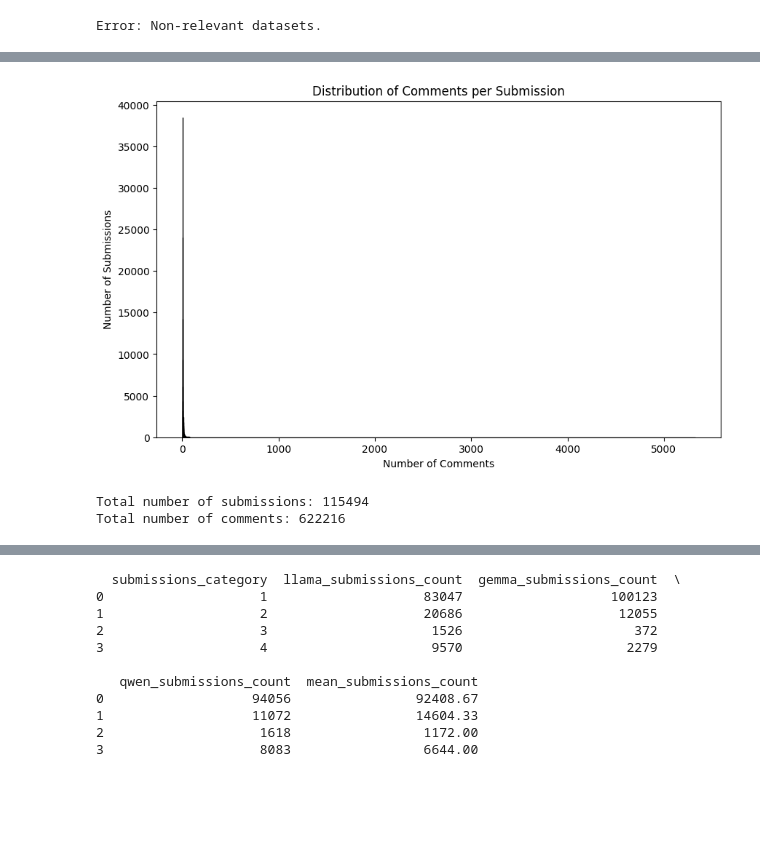
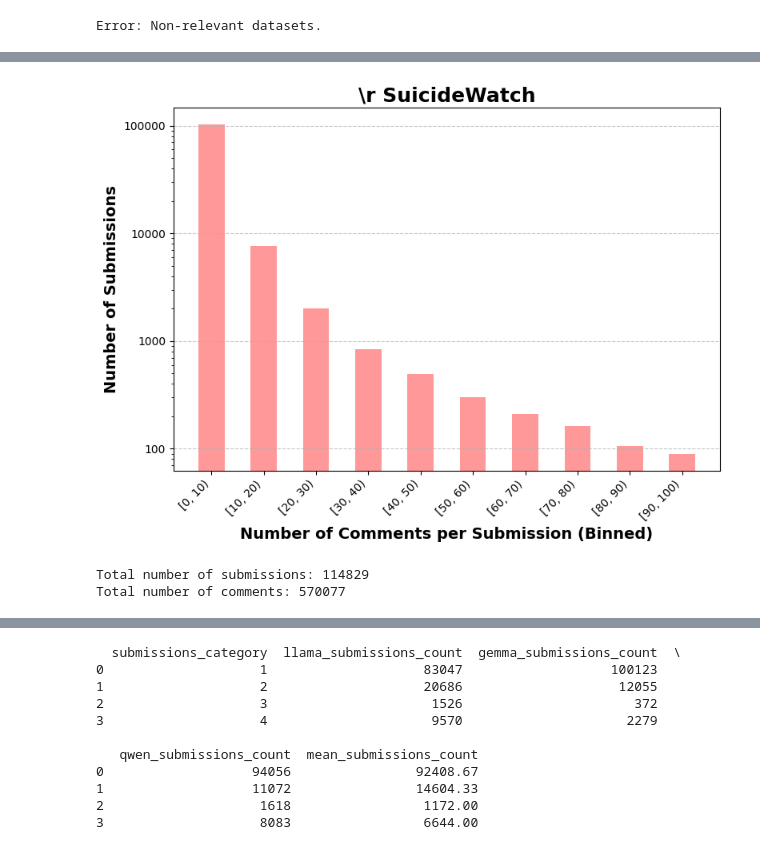
Before and after one commit to kiki3177/Suicide-Subreddits-Support-Dynamics, a Jupyter notebook: posts_categorization/stats.ipynb, the cells around one changed output, grey strips where cells are left out. Cells and saved outputs as stored; diff of their text form; code cells hidden in the pictures; blank space fills up the shorter version.

```diff
--- a/posts_categorization/stats.ipynb
+++ b/posts_categorization/stats.ipynb
@@ -71,6 +43,42 @@ Total number of comments: 570077
-# %%
-analyze_submission_comment_distribution(concatenated_depression_linked)
-# %% [output]
-[figure, removed]
-Total number of submissions: 115494
-Total number of comments: 622216
+# %%
+def analyze_submission_comment_distributions(dataframe, subreddit_name):
+    unique_submissions = dataframe[['submitter_username', 'content_submission', 'thread_id']].drop_duplicates()
+    total_submissions = unique_submissions.shape[0]
+
+    unique_comments = dataframe[['commenter_username', 'content_comment', 'thread_id']]
+    total_comments = unique_comments.shape[0]
+
+    submission_counts = unique_submissions.groupby('thread_id').size().reset_index(name='submission_count')
+    comment_counts = unique_comments.groupby('thread_id').size().reset_index(name='comment_count')
+
+    merged_counts = pd.merge(submission_counts, comment_counts, on='thread_id', how='left').fillna(0)
+
+    # Bin the number of comments into ranges (e.g., 0-10, 11-20, etc.)
+    merged_counts['comment_bin'] = pd.cut(merged_counts['comment_count'], bins=np.arange(0, 101, 10), right=False)
+
+    # Group by the comment bins and count the number of submissions in each bin
+    comment_distribution = merged_counts.groupby('comment_bin').size().reset_index(name='num_submissions')
+
+    plt.figure(figsize=(8, 6))
+    plt.bar(comment_distribution.index, comment_distribution['num_submissions'], color='#FF9999', width=0.5)
+    plt.yscale('log')
+    plt.gca().yaxis.set_major_locator(LogLocator(base=10.0, subs=[1.0], numticks=10))
+    plt.gca().yaxis.set_major_formatter(FuncFormatter(lambda x, _: f'{int(x)}'))
+    plt.xticks(comment_distribution.index, comment_distribution['comment_bin'].astype(str), rotation=45, ha='right')
+
+    plt.title(f'\\r {subreddit_name}', fontweight='bold', fontsize=18)
+    plt.xlabel('Number of Comments per Submission (Binned)', fontweight='bold', fontsize=14)
+    plt.ylabel('Number of Submissions', fontweight='bold', fontsize=14)
+    plt.grid(True, axis='y', linestyle='--', alpha=0.7)
+    plt.tight_layout()
+    plt.savefig(f'distribution_charts/comment_distribution_{subreddit_name}.png', dpi=300)
+    plt.show()
+
+    print(f"Total number of submissions: {total_submissions}")
+    print(f"Total number of comments: {total_comments}")
+# %%
+analyze_submission_comment_distributions(concatenated_suicide_linked, 'SuicideWatch')
+# %% [output]
+[figure, added]
+Total number of submissions: 114829
+Total number of comments: 570077
```
Also changed, not shown: parts of 8 cells of this notebook, 13 other files.
